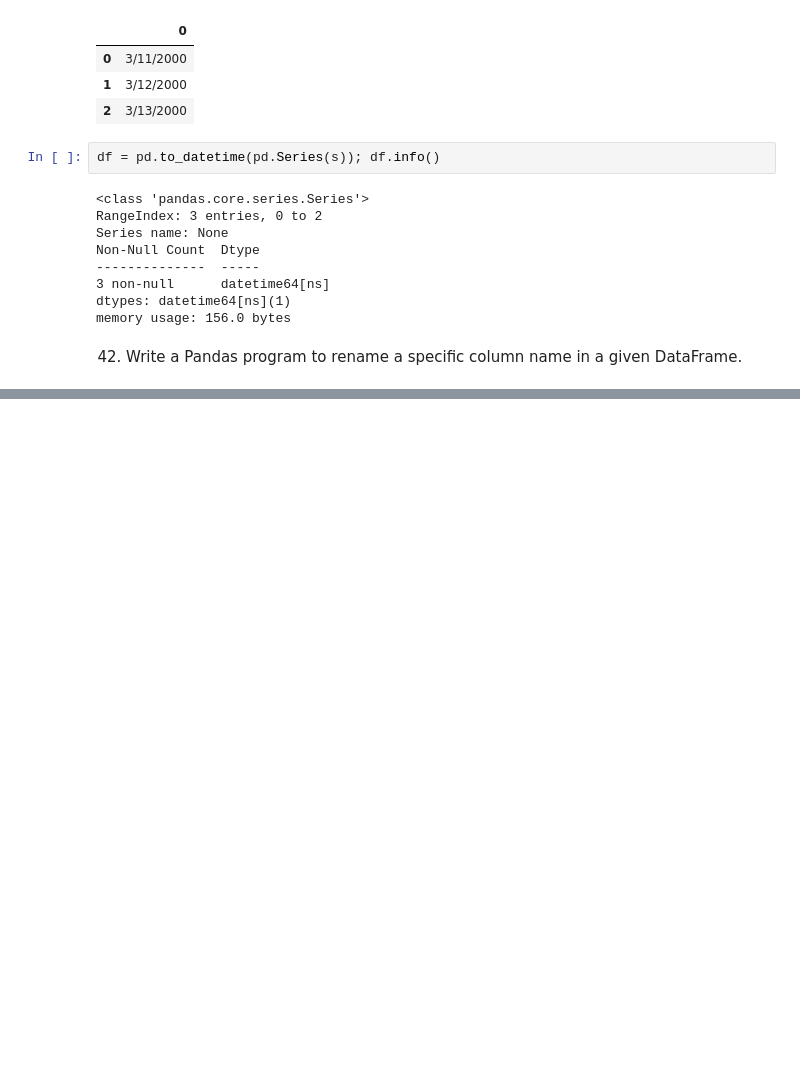
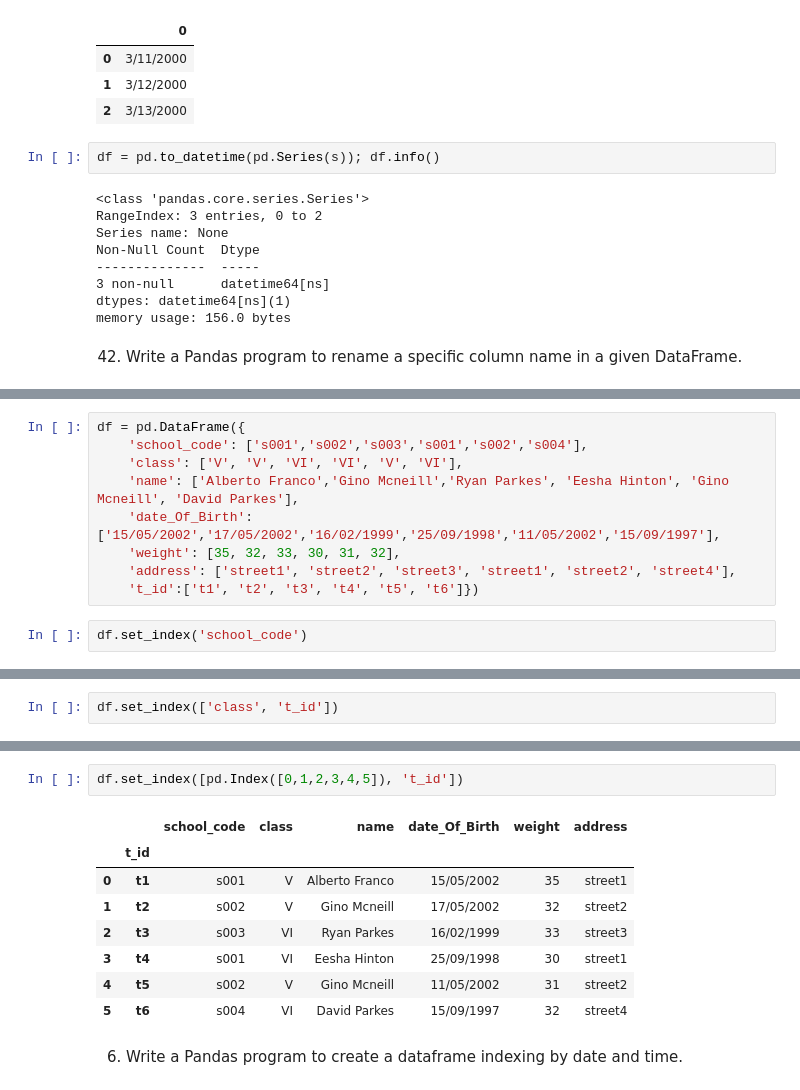
Before and after one commit to SPARTANX21/Leetcode-Codechef-Problems, a Jupyter notebook: Python_Problem/W3_Resources_Problems/Practice_W3.ipynb, the cells around one changed output, grey strips where cells are left out. Cells and saved outputs as stored; diff of their text form; blank space fills up the shorter version.

Commit message:
Indexing, Merging, concat

```diff
--- a/Python_Problem/W3_Resources_Problems/Practice_W3.ipynb
+++ b/Python_Problem/W3_Resources_Problems/Practice_W3.ipynb
@@ -887,0 +892,11 @@ memory usage: 156.0 bytes
+# %%
+df = pd.DataFrame({
+    'school_code': ['s001','s002','s003','s001','s002','s004'],
+    'class': ['V', 'V', 'VI', 'VI', 'V', 'VI'],
+    'name': ['Alberto Franco','Gino Mcneill','Ryan Parkes', 'Eesha Hinton', 'Gino Mcneill', 'David Parkes'],
+    'date_Of_Birth': ['15/05/2002','17/05/2002','16/02/1999','25/09/1998','11/05/2002','15/09/1997'],
+    'weight': [35, 32, 33, 30, 31, 32],
+    'address': ['street1', 'street2', 'street3', 'street1', 'street2', 'street4'],
+    't_id':['t1', 't2', 't3', 't4', 't5', 't6']})
+# %%
+df.set_index('school_code')
@@ -887,0 +920,2 @@ memory usage: 156.0 bytes
+# %%
+df.set_index(['class', 't_id'])
@@ -887,0 +931,13 @@ memory usage: 156.0 bytes
+# %%
+df.set_index([pd.Index([0,1,2,3,4,5]), 't_id'])
+# %% [output]
+|  |  | school_code | class | name | date_Of_Birth | weight | address |
+|  | t_id |  |  |  |  |  |  |
+| 0 | t1 | s001 | V | Alberto Franco | 15/05/2002 | 35 | street1 |
+| 1 | t2 | s002 | V | Gino Mcneill | 17/05/2002 | 32 | street2 |
+| 2 | t3 | s003 | VI | Ryan Parkes | 16/02/1999 | 33 | street3 |
+| 3 | t4 | s001 | VI | Eesha Hinton | 25/09/1998 | 30 | street1 |
+| 4 | t5 | s002 | V | Gino Mcneill | 11/05/2002 | 31 | street2 |
+| 5 | t6 | s004 | VI | David Parkes | 15/09/1997 | 32 | street4 |
+# %% [markdown]
+6. Write a  Pandas program to create a dataframe indexing by date and time.
```
Also changed, not shown: parts of 26 cells of this notebook.
